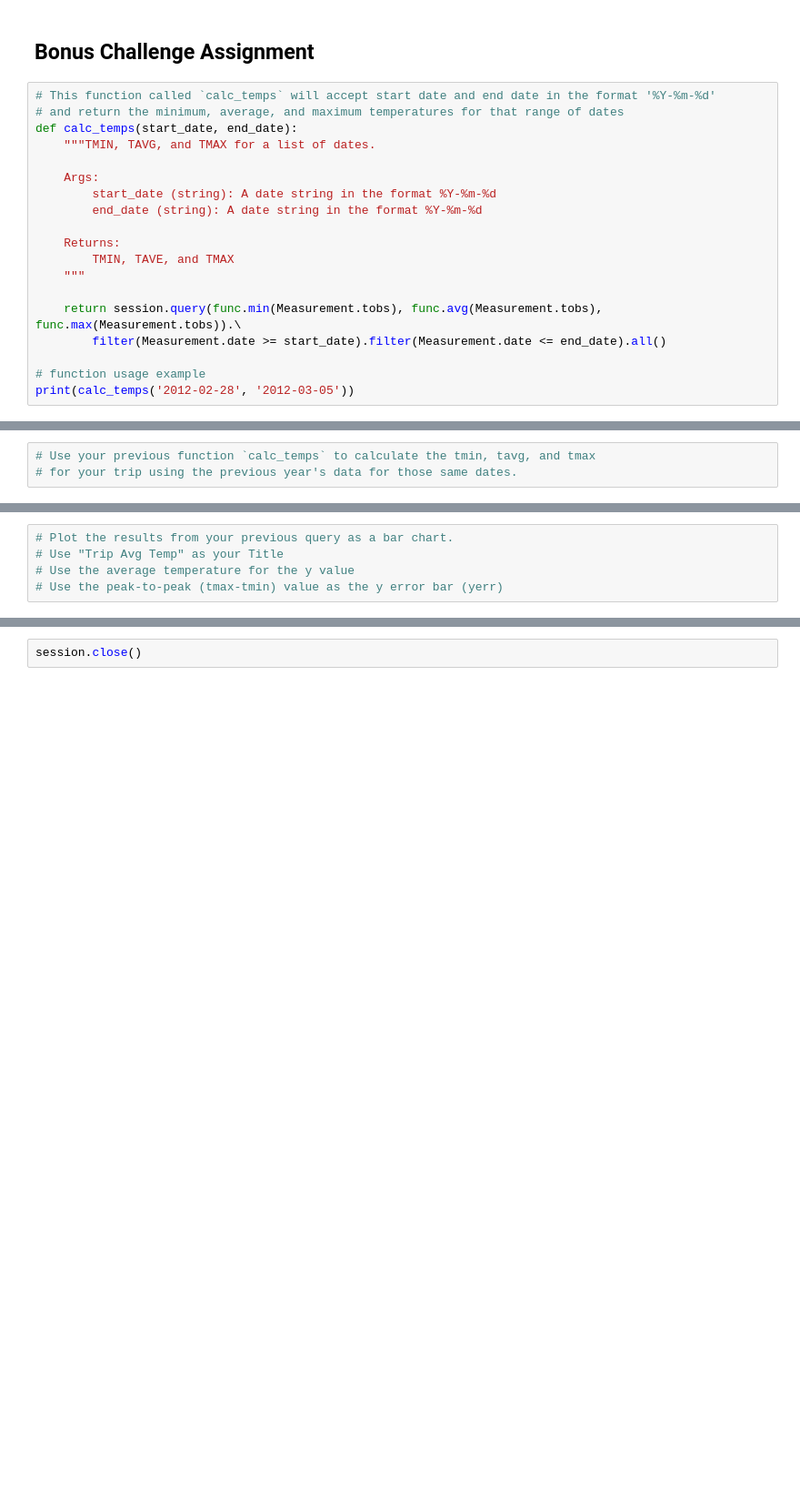
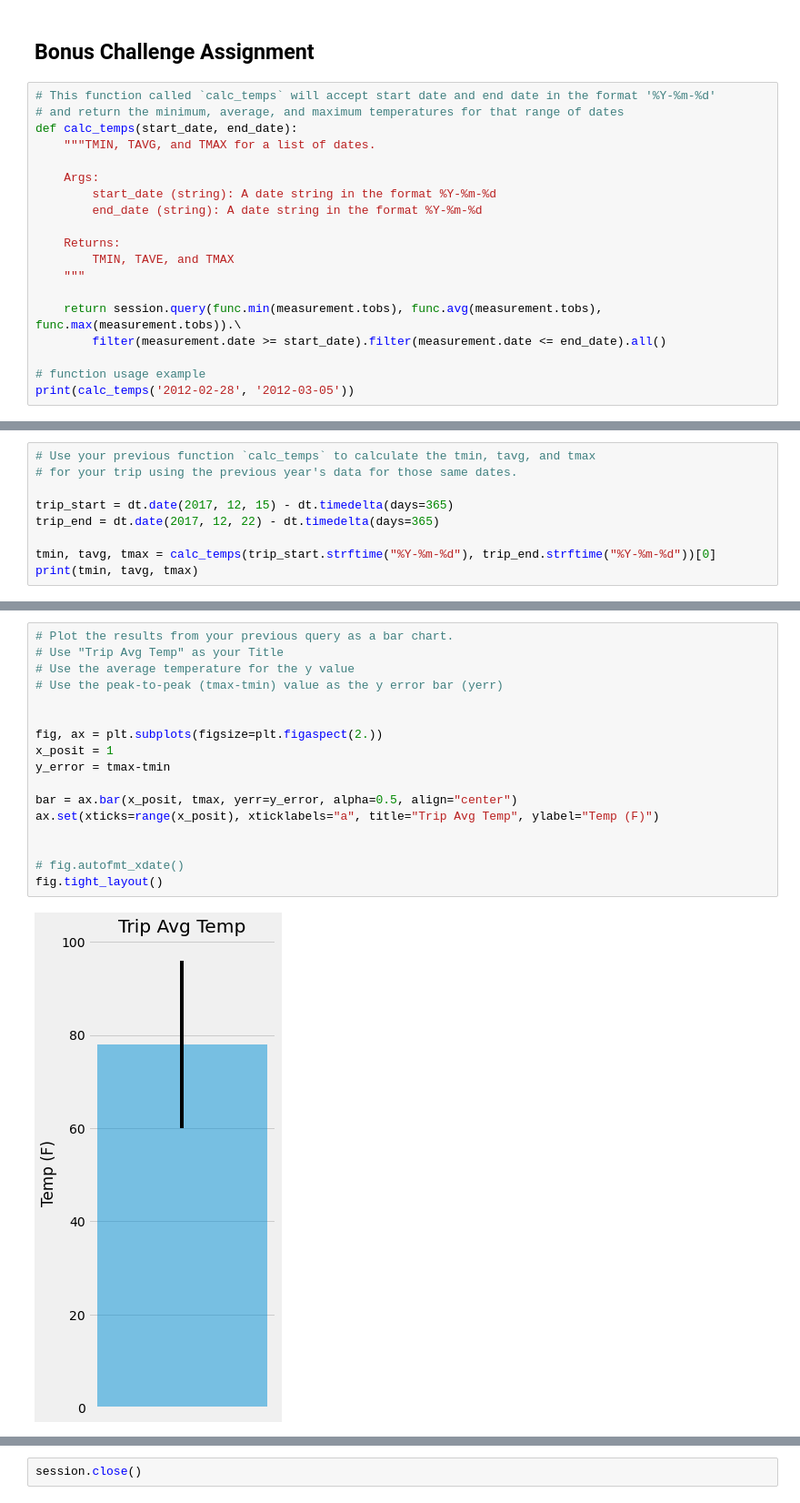
Before and after one commit to jtwilliams17/sqlalchemy-challenge, a Jupyter notebook: JamesWilliams_climate.ipynb, the cells around one changed output, grey strips where cells are left out. Shown at 91% size. Saved outputs shown, nothing was run; the diff lists cells and outputs as text; blank space fills up the shorter version.

```diff
--- a/JamesWilliams_climate.ipynb
+++ b/JamesWilliams_climate.ipynb
@@ -145,8 +147,8 @@ def calc_temps(start_date, end_date):
         TMIN, TAVE, and TMAX
     """
 
-    return session.query(func.min(Measurement.tobs), func.avg(Measurement.tobs), func.max(Measurement.tobs)).\
-        filter(Measurement.date >= start_date).filter(Measurement.date <= end_date).all()
+    return session.query(func.min(measurement.tobs), func.avg(measurement.tobs), func.max(measurement.tobs)).\
+        filter(measurement.date >= start_date).filter(measurement.date <= end_date).all()
 
 # function usage example
 print(calc_temps('2012-02-28', '2012-03-05'))
@@ -153,3 +157,9 @@ print(calc_temps('2012-02-28', '2012-03-05'))
 # %%
 # Use your previous function `calc_temps` to calculate the tmin, tavg, and tmax
 # for your trip using the previous year's data for those same dates.
+
+trip_start = dt.date(2017, 12, 15) - dt.timedelta(days=365)
+trip_end = dt.date(2017, 12, 22) - dt.timedelta(days=365)
+
+tmin, tavg, tmax = calc_temps(trip_start.strftime("%Y-%m-%d"), trip_end.strftime("%Y-%m-%d"))[0]
+print(tmin, tavg, tmax)
@@ -156,8 +168,22 @@ print(calc_temps('2012-02-28', '2012-03-05'))
 # %%
 # Plot the results from your previous query as a bar chart.
 # Use "Trip Avg Temp" as your Title
 # Use the average temperature for the y value
 # Use the peak-to-peak (tmax-tmin) value as the y error bar (yerr)
+
+
+fig, ax = plt.subplots(figsize=plt.figaspect(2.))
+x_posit = 1
+y_error = tmax-tmin
+
+bar = ax.bar(x_posit, tmax, yerr=y_error, alpha=0.5, align="center")
+ax.set(xticks=range(x_posit), xticklabels="a", title="Trip Avg Temp", ylabel="Temp (F)")
+
+
+# fig.autofmt_xdate()
+fig.tight_layout()
+# %% [output]
+[figure, added]
 # %%
 # Calculate the total amount of rainfall per weather station for your trip dates using the previous year's matching dates.
 # Sort this in descending order by precipitation amount and list the station, name, latitude, longitude, and elevation
```
Also changed, not shown: parts of 9 cells of this notebook, 1 other file.
